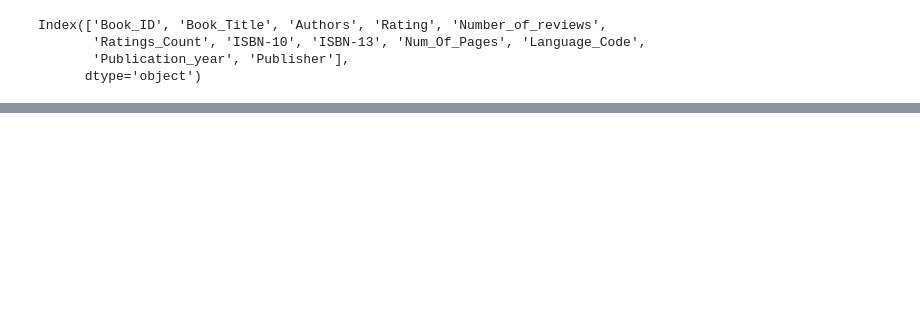
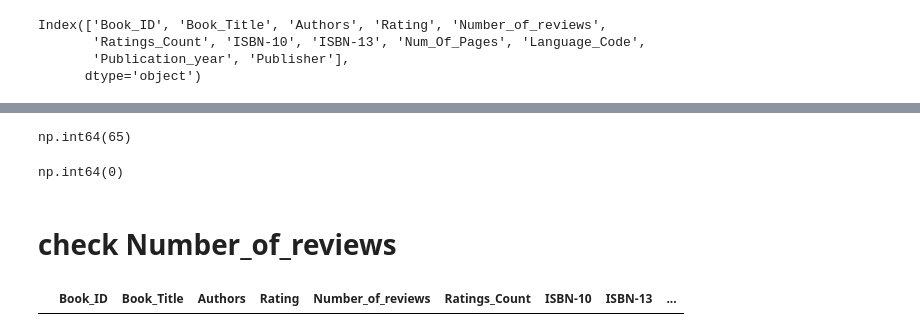
Before and after one commit to yashdeore24/Book-Review-Rating-Analysis, a Jupyter notebook: EDA_File.ipynb, the cells around one changed output, grey strips where cells are left out. Saved outputs shown, nothing was run; the diff lists cells and outputs as text; code cells hidden in the pictures; blank space fills up the shorter version.

```diff
--- a/EDA_File.ipynb
+++ b/EDA_File.ipynb
@@ -526,0 +634,16 @@ df.to_csv("clean_Book.csv",index=False)
+# %%
+df["Num_Of_Pages"].isna().sum()
+# %% [output]
+np.int64(65)
+# %%
+df=df.dropna(subset=["Num_Of_Pages"])
+# %%
+df["Num_Of_Pages"].isna().sum()
+# %% [output]
+np.int64(0)
+# %% [markdown]
+# check Number_of_reviews
+# %%
+df[df["Number_of_reviews"]<0]
+# %% [output]
+|  | Book_ID | Book_Title | Authors | Rating | Number_of_reviews | Ratings_Count | ISBN-10 | ISBN-13 | ... |
```
Also changed, not shown: parts of 79 cells of this notebook.
